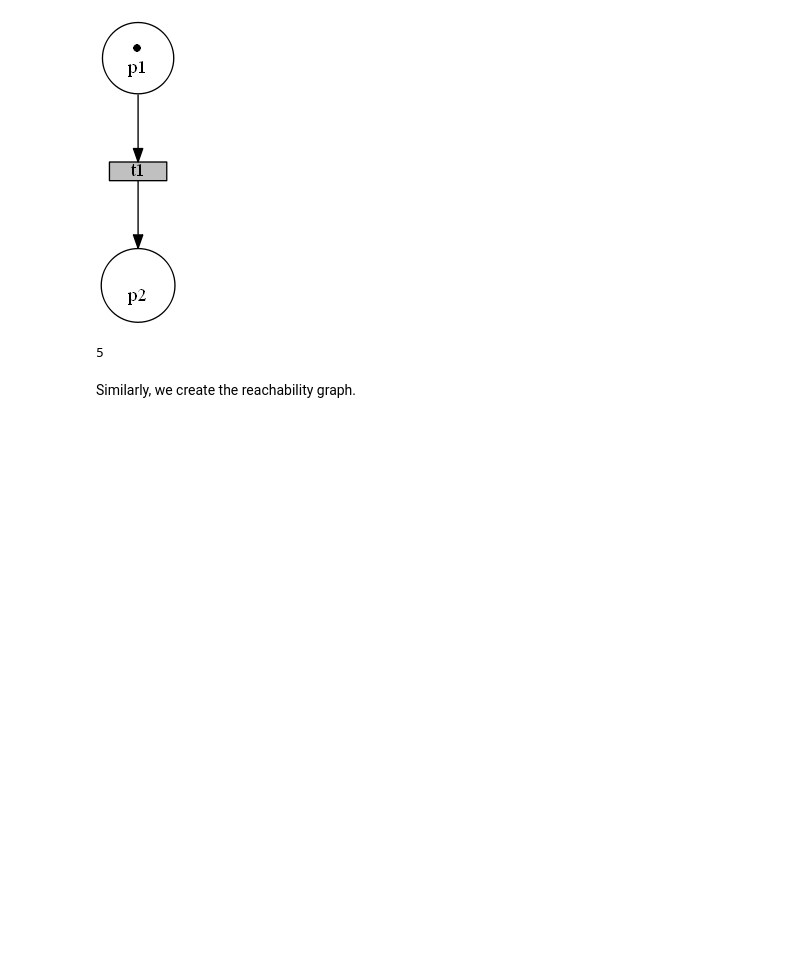
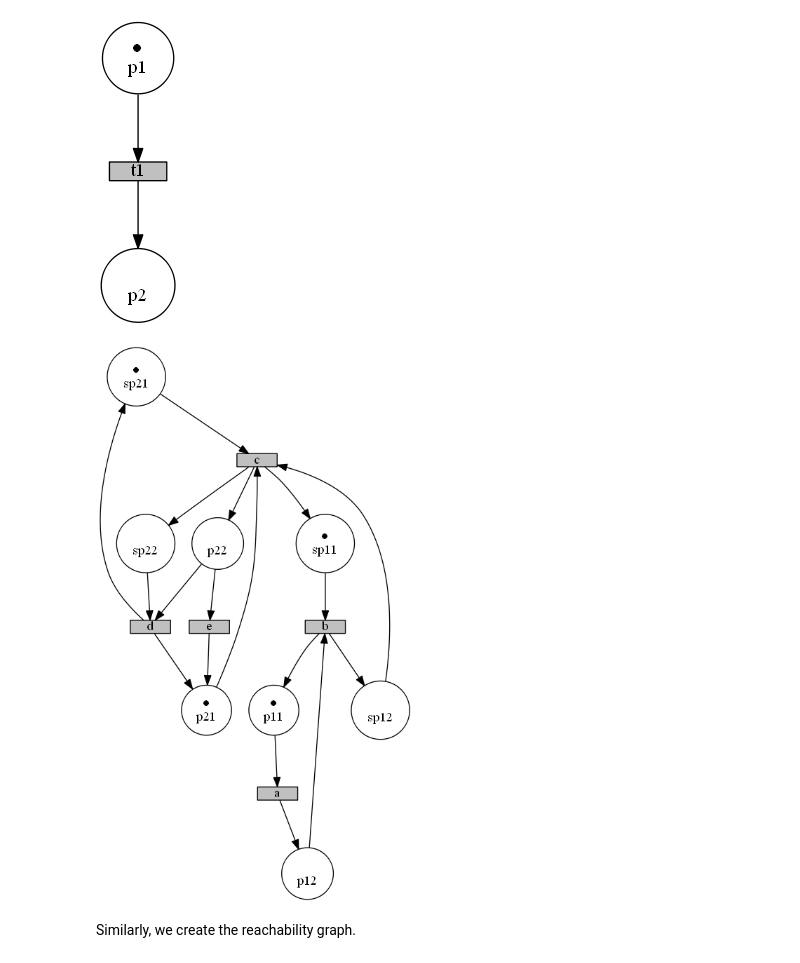
Before and after one commit to Eliacus/SSY165-Assignments, a Jupyter notebook: Assignment-1/sync_and_reach.ipynb, the cells around one changed output. Saved outputs shown, nothing was run; the diff lists cells and outputs as text; code cells hidden in the pictures; blank space fills up the shorter version.

```diff
--- a/Assignment-1/sync_and_reach.ipynb
+++ b/Assignment-1/sync_and_reach.ipynb
@@ -648,26 +648,25 @@ plot_petrinet(example, 'example')
 # %%
 def make_synchronized_petri_net_S():
     """
     A little helper function to create the Petri net of S.
 
     You can just hard code the elements of the net just like in the example above.
     We will call this function later in the tests.
     """
     S = PetriNet(places={Place('p11', 1), Place('p12', 0), Place('p21', 1), Place('p22', 0),
                          Place('sp11', 1), Place('sp12', 0), Place('sp21', 1), Place('sp22', 0)},
                    transitions={'a','b','c','d','e'},
                    arcs={Arc('p11', 'a', 1), Arc('a', 'p12', 1), Arc('p12', 'b', 1), Arc('b','p11', 1),
                          Arc('sp11', 'b', 1), Arc('b', 'sp12', 1), Arc('sp12', 'c', 1), Arc('c', 'sp11', 1),
                          Arc('sp21', 'c', 1), Arc('c', 'sp22', 1), Arc('sp22', 'd', 1), Arc('d', 'sp21', 1),
                          Arc('p21', 'c', 1), Arc('c', 'p22', 1), Arc('p22', 'd', 1), Arc('d', 'p21', 1),
                          Arc('p22', 'e', 1), Arc('e', 'p21', 1)})
 
     return S
 
 plot_petrinet(make_synchronized_petri_net_S(), 'S_petrinet')
-len(S.transitions)
 # %% [output]
-5
+[figure, added]
 # %%
 S = make_synchronized_petri_net_S()
 assert isinstance(S, PetriNet)
```
Also changed, not shown: parts of 10 cells of this notebook, 6 other files.
